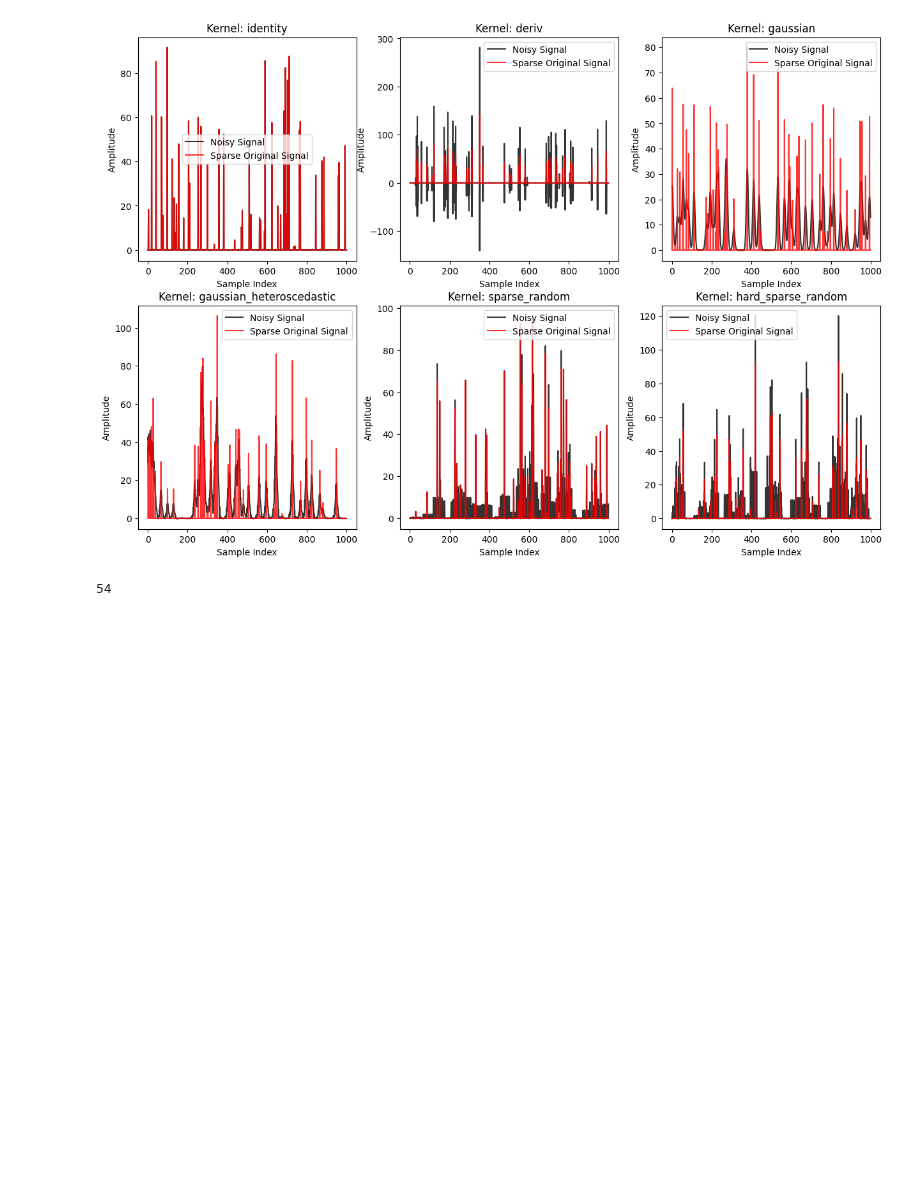
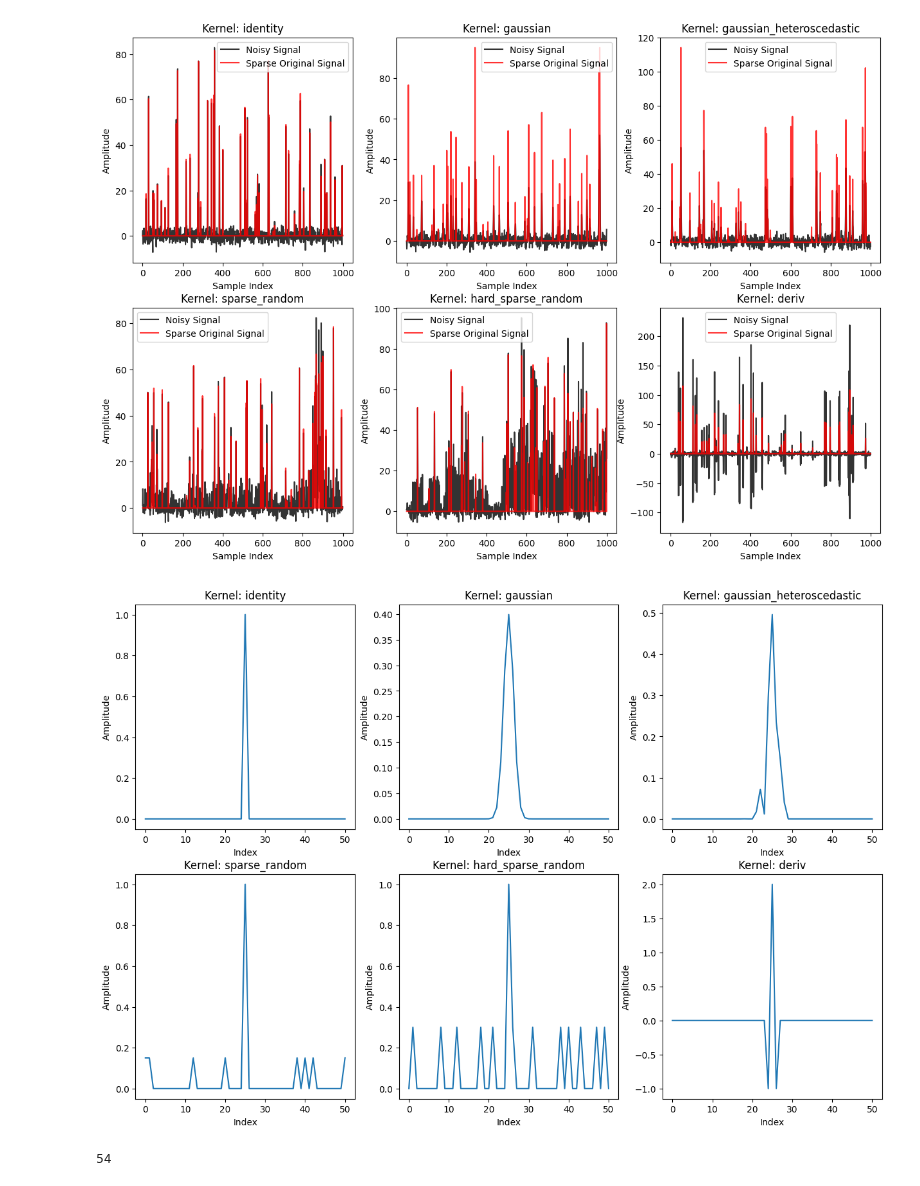
Before and after one commit to Ramlaoui/unrolled-nn-restoration, a Jupyter notebook: notebooks/gen_sparse_signal_draft.ipynb, the cells around one changed output. Saved outputs shown, nothing was run; the diff lists cells and outputs as text; code cells hidden in the pictures; blank space fills up the shorter version.

```diff
--- a/notebooks/gen_sparse_signal_draft.ipynb
+++ b/notebooks/gen_sparse_signal_draft.ipynb
@@ -16,24 +19,31 @@ from data.generate_synthetic_data import generate_synthetic_sparse_signal, gener
 # %%
-kernel_types = ["identity", "deriv", "gaussian", "gaussian_heteroscedastic", "sparse_random", "hard_sparse_random"]
+kernel_types = ["identity",  "gaussian", "gaussian_heteroscedastic", "sparse_random", "hard_sparse_random", "deriv"]
 
 fig, axs = plt.subplots(2, 3, figsize=(15, 10))
+fig_kernel, axs_kernel = plt.subplots(2, 3, figsize=(15, 10))
 
 for i, kernel_type in enumerate(kernel_types):
     h = generate_kernel_h(length=50, type=kernel_type)
-    degraded_signal, signal, H = generate_synthetic_sparse_signal(length=1000, sparsity=0.05, noise_level=0.1, h=h)
+    axs_kernel[i//3, i%3].plot(h)
+    axs_kernel[i//3, i%3].set_title("Kernel: {}".format(kernel_type))
+    axs_kernel[i//3, i%3].set_xlabel("Index")
+    axs_kernel[i//3, i%3].set_ylabel("Amplitude")
+
+    degraded_signal, signal, H = generate_synthetic_sparse_signal(length=1000, sparsity=0.05, noise_level=2, h=h)
 
     # Plot the signal
     m = len(h) // 2
     axs[i//3, i%3].plot(degraded_signal[m:-m], label="Noisy Signal", alpha=0.8, color ="black")
     axs[i//3, i%3].plot(signal, label="Sparse Original Signal", alpha=0.8, color = "red")
     axs[i//3, i%3].set_title("Kernel: {}".format(kernel_type))
     axs[i//3, i%3].set_xlabel("Sample Index")
     axs[i//3, i%3].set_ylabel("Amplitude")
     axs[i//3, i%3].legend()
 
 plt.show()
 # %% [output]
-[figure, old version]
+[figure, new version]
+[figure, added]
 # %%
 # parameters of signal
 length = 2000
```
Also changed, not shown: parts of 3 cells of this notebook, 1 other file.
